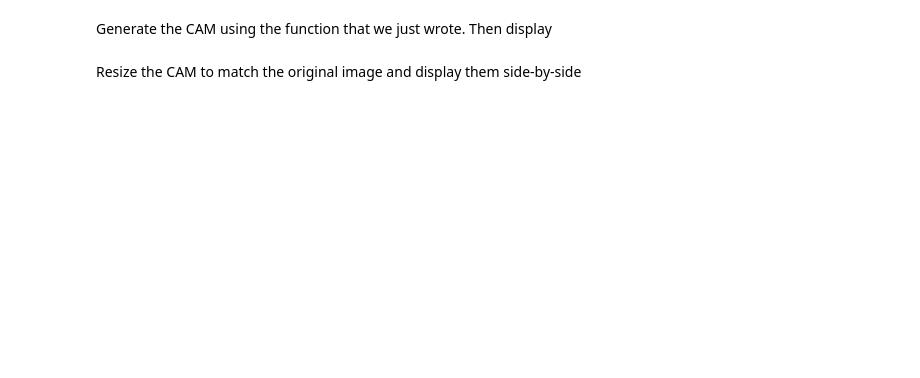
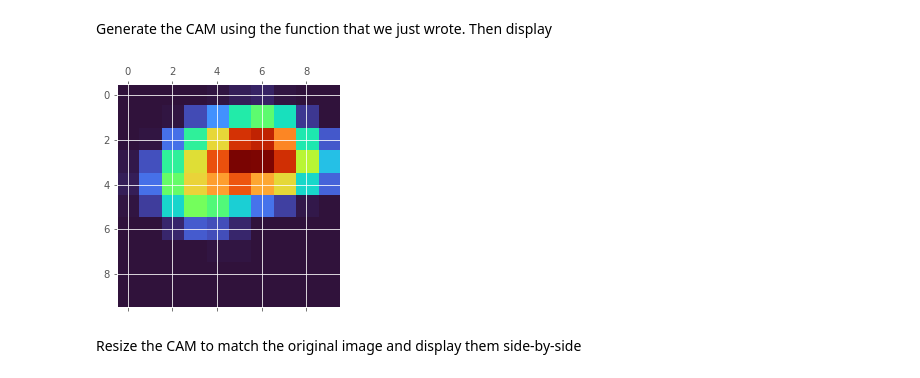
Before and after one commit to stfc-sciml/sciml-workshop, a Jupyter notebook: course_1.0/07_debugging_exploring.ipynb, the cells around one changed output. Saved outputs shown, nothing was run; the diff lists cells and outputs as text; code cells hidden in the pictures; blank space fills up the shorter version.

```diff
--- a/course_1.0/07_debugging_exploring.ipynb
+++ b/course_1.0/07_debugging_exploring.ipynb
@@ -39,3 +13,19 @@ cm = ListedColormap(turbo_colormap_data)
+# %%
+%load_ext tensorboard
+import numpy as np
+import tensorflow as tf
+import datetime
+from tensorflow.keras.models import Sequential
+from tensorflow.keras.layers import Dense
+from tensorflow.keras.initializers import RandomUniform, GlorotUniform
+from sklearn.datasets import make_circles
+from sklearn.preprocessing import MinMaxScaler
+from tensorflow.keras.optimizers import SGD
+import matplotlib.pyplot as plt
+import os
+from tensorflow import keras
+import cv2
+plt.style.use('ggplot')
 # %%
 def get_img_array(img_path, size):
     '''
@@ -339,12 +397,14 @@ Generate the CAM using the function that we just wrote. Then display
 # %%
 # Generate class activation heatmap
 heatmap = make_gradcam_heatmap(
     img_array, model, last_conv_layer_name, classifier_layer_names
 )
 
 # Display heatmap
-plt.matshow(heatmap)
+plt.matshow(heatmap, cmap='turbo')
 plt.show()
+# %% [output]
+[figure, added]
 # %% [markdown]
 Resize the CAM to match the original image and display them side-by-side
 # %%
```
Also changed, not shown: parts of 14 cells of this notebook, 4 other files.
